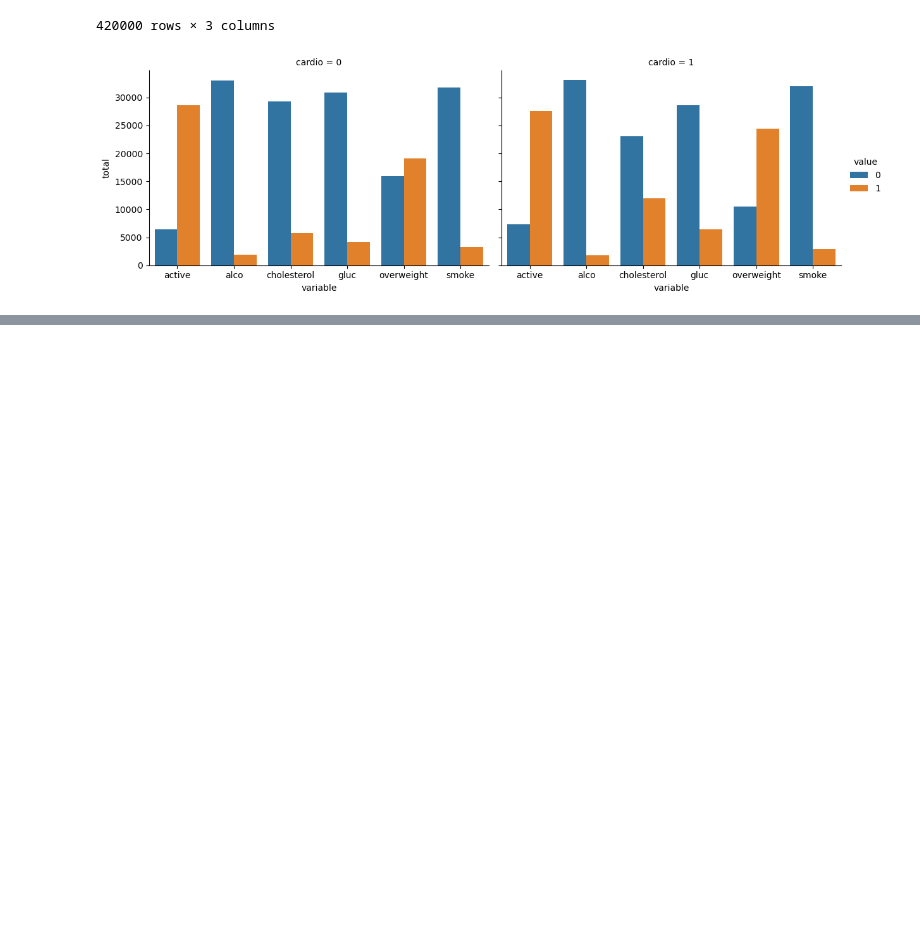
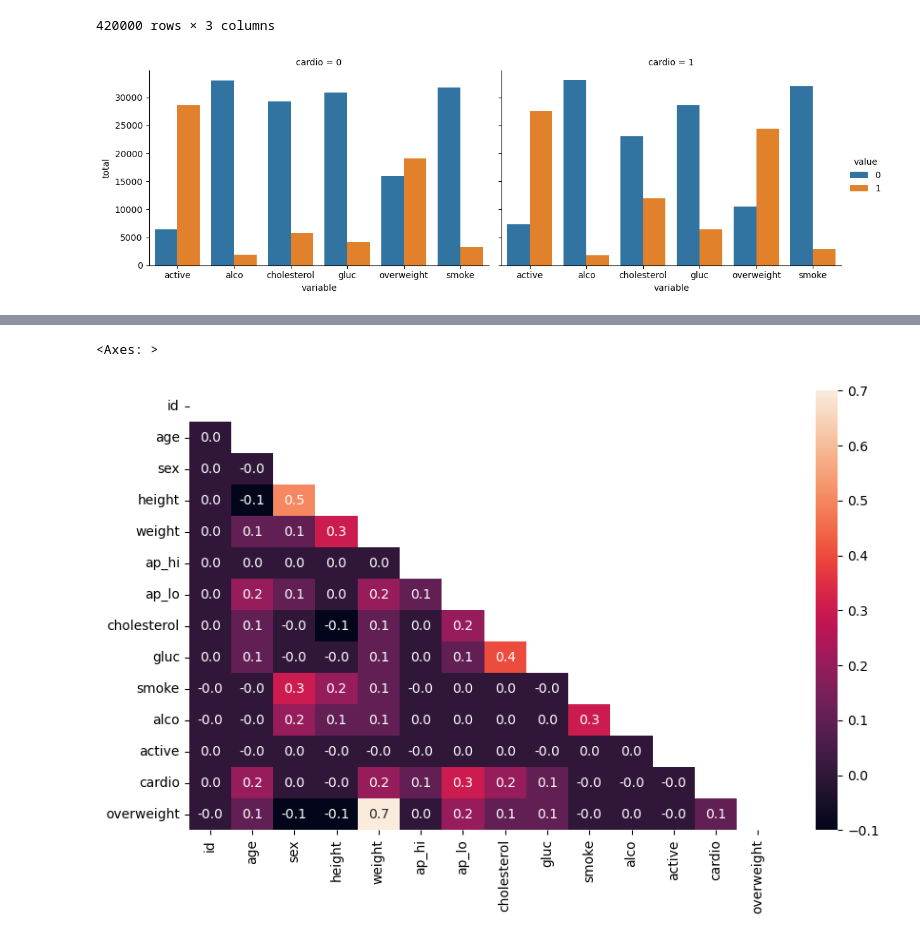
Before and after one commit to mikemilio/medical-data-visualiser, a Jupyter notebook: Untitled.ipynb, the cells around one changed output, grey strips where cells are left out. Drawn from its saved outputs; the diff is of its cells as text; code cells hidden in the pictures; blank space fills up the shorter version.

```diff
--- a/Untitled.ipynb
+++ b/Untitled.ipynb
@@ -104,0 +119,11 @@ fig.savefig('catplot-mike.png')
+# %%
+df.reset_index(inplace=True)
+# %%
+cond =  (df['ap_lo'] <= df['ap_hi'])& \
+        ( df['height'] >= df['height'].quantile(0.025) ) & \
+        ( df['height'] <= df['height'].quantile(0.975) ) & \
+        ( df['weight'] >= df['weight'].quantile(0.025) ) & \
+        ( df['weight'] <= df['weight'].quantile(0.975) )
+
+df_heat = df.loc[cond]
+# df_heat
@@ -104,0 +136,3 @@ fig.savefig('catplot-mike.png')
+# %%
+corr = df_heat.corr().round(1)
+corr
@@ -104,0 +155,9 @@ fig.savefig('catplot-mike.png')
+# %%
+mask = np.triu(np.ones_like(corr, dtype=bool))
+# mask
+# %%
+fig, ax = plt.subplots(figsize=(10,6))
+sns.heatmap(corr, mask=mask, annot=True, fmt=".1f")
+# %% [output]
+<Axes: >
+[figure, added]
```
Also changed, not shown: parts of 9 cells of this notebook, 4 other files.
